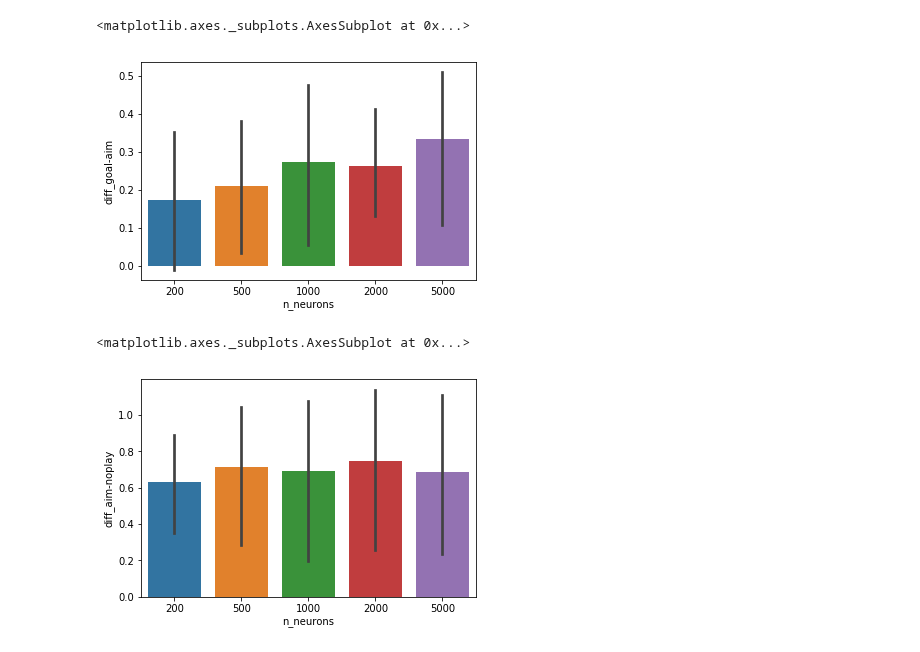
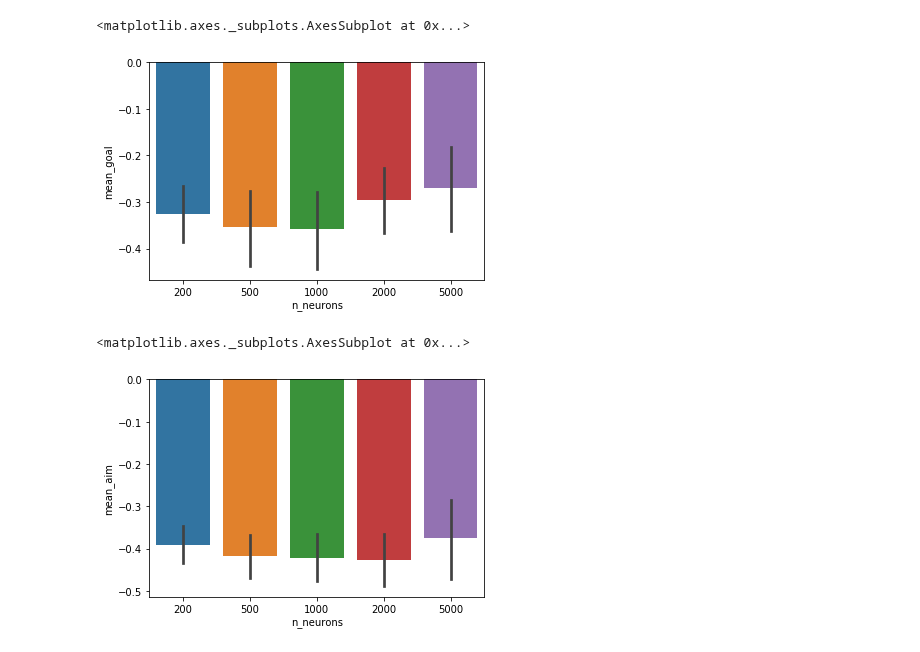
Before and after one commit to maddybartlett/NEN001, a Jupyter notebook: Plots.ipynb, the cells around one changed output. Saved outputs shown, nothing was run; the diff lists cells and outputs as text; code cells hidden in the pictures.

```diff
--- a/Plots.ipynb
+++ b/Plots.ipynb
@@ -27,0 +5,9 @@ df_neurons
+# %%
+df_neurons = pandas.DataFrame(pytry.read('vary_neurons_childchild'))
+df_neurons['mean_aim'] = df_neurons[['mean_aim1', 'mean_aim2', 'mean_aim3', 'mean_aim4', 'mean_aim5', 'mean_aim6', 'mean_aim7',
+                             'mean_aim8', 'mean_aim9', 'mean_aim10', 'mean_aim11', 'mean_aim12', 'mean_aim13', 'mean_aim14']].mean(axis=1)
+df_neurons['mean_goal'] = df_neurons[['mean_goal1', 'mean_goal2', 'mean_goal3', 'mean_goal4', 'mean_goal5', 'mean_goal6']].mean(axis=1)
+df_neurons['mean_noplay'] = df_neurons[['mean_noplay1', 'mean_noplay2', 'mean_noplay3', 'mean_noplay4', 'mean_noplay5', 'mean_noplay6',
+                                       'mean_noplay7', 'mean_noplay8']].mean(axis=1)
+df_neurons1 = df_neurons[['n_neurons','seed', 'mean_goal', 'mean_aim', 'mean_noplay']]
+df_neurons1
@@ -28,10 +33,10 @@ df_neurons
 # %%
-seaborn.barplot('n_neurons', 'diff_goal-aim', data=df_neurons)
+seaborn.barplot('n_neurons', 'mean_goal', data=df_neurons1)
 # %% [output]
 <matplotlib.axes._subplots.AxesSubplot at 0x...>
-[figure, old version]
+[figure, new version]
 # %%
-seaborn.barplot('n_neurons', 'diff_aim-noplay', data=df_neurons)
+seaborn.barplot('n_neurons', 'mean_aim', data=df_neurons1)
 # %% [output]
 <matplotlib.axes._subplots.AxesSubplot at 0x...>
-[figure, old version]
+[figure, new version]
```
Also changed, not shown: parts of 13 cells of this notebook, 1 other file.
